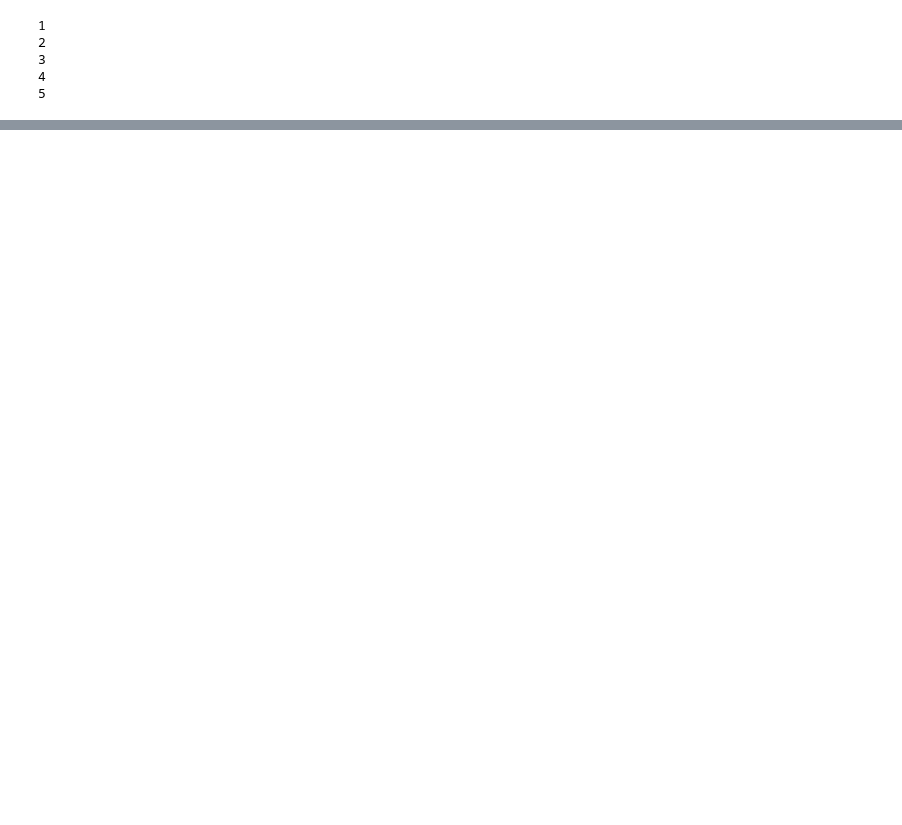
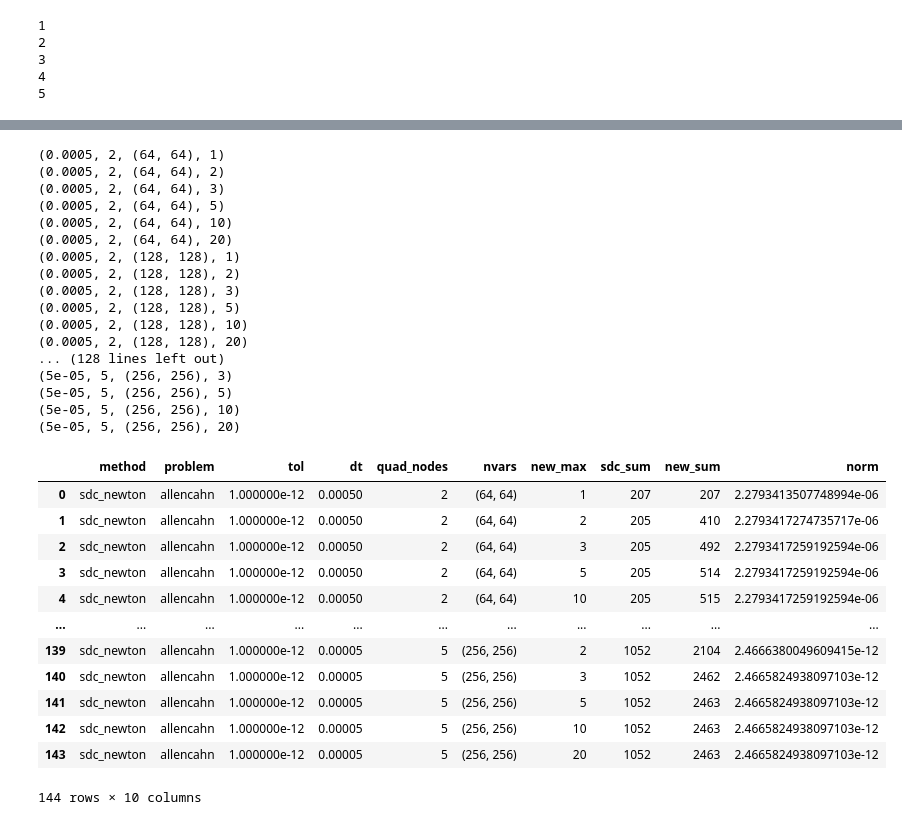
Before and after one commit to aventurierblue/sdc, a Jupyter notebook: allencahn-cupy.ipynb, the cells around one changed output, grey strips where cells are left out. Cells and saved outputs as stored; diff of their text form; code cells hidden in the pictures; blank space fills up the shorter version.

```diff
--- a/allencahn-cupy.ipynb
+++ b/allencahn-cupy.ipynb
@@ -299,0 +379,46 @@ plt.show()
+# %%
+columns = ["method", "problem","tol", "dt", "quad_nodes", "nvars", "new_max", "sdc_sum", "new_sum", "norm"]
+table = pd.DataFrame(columns=columns)
+
+for dt in [0.0005, 0.00005]:
+    for quadn in [2, 3, 4, 5]:
+        for nvars in [(64, 64), (128, 128), (256, 256)]:
+            for niter in [1, 2, 3, 5, 10, 20]:
+                print((dt, quadn, nvars, niter))
+                u1, t1, prob, ksum, nsum, conv_buffer = nonlinear_sdc_cahn(dt=dt, num_nodes = quadn, nvars=nvars, n_max=niter, outer_abs_tol = 1E-12, inner_abs_tol=1E-12)
+                max_norm = cp.linalg.norm(u1[-1]-cp.asarray(prob.u_exact(t1[-1]).flatten()), np.inf)
+                row = ["sdc_newton", "allencahn", 1E-12, dt, quadn, nvars, niter, ksum, nsum, max_norm.get()]
+                table.loc[len(table.index)] = row
+
+table
+# %% [output]
+(0.0005, 2, (64, 64), 1)
+(0.0005, 2, (64, 64), 2)
+(0.0005, 2, (64, 64), 3)
+(0.0005, 2, (64, 64), 5)
+(0.0005, 2, (64, 64), 10)
+(0.0005, 2, (64, 64), 20)
+(0.0005, 2, (128, 128), 1)
+(0.0005, 2, (128, 128), 2)
+(0.0005, 2, (128, 128), 3)
+(0.0005, 2, (128, 128), 5)
+(0.0005, 2, (128, 128), 10)
+(0.0005, 2, (128, 128), 20)
+... (128 lines left out)
+(5e-05, 5, (256, 256), 3)
+(5e-05, 5, (256, 256), 5)
+(5e-05, 5, (256, 256), 10)
+(5e-05, 5, (256, 256), 20)
+|  | method | problem | tol | dt | quad_nodes | nvars | new_max | sdc_sum | new_sum | norm |
+| 0 | sdc_newton | allencahn | 1.000000e-12 | 0.00050 | 2 | (64, 64) | 1 | 207 | 207 | 2.2793413507748994e-06 |
+| 1 | sdc_newton | allencahn | 1.000000e-12 | 0.00050 | 2 | (64, 64) | 2 | 205 | 410 | 2.2793417274735717e-06 |
+| 2 | sdc_newton | allencahn | 1.000000e-12 | 0.00050 | 2 | (64, 64) | 3 | 205 | 492 | 2.2793417259192594e-06 |
+| 3 | sdc_newton | allencahn | 1.000000e-12 | 0.00050 | 2 | (64, 64) | 5 | 205 | 514 | 2.2793417259192594e-06 |
+| 4 | sdc_newton | allencahn | 1.000000e-12 | 0.00050 | 2 | (64, 64) | 10 | 205 | 515 | 2.2793417259192594e-06 |
+| ... | ... | ... | ... | ... | ... | ... | ... | ... | ... | ... |
+| 139 | sdc_newton | allencahn | 1.000000e-12 | 0.00005 | 5 | (256, 256) | 2 | 1052 | 2104 | 2.4666380049609415e-12 |
+| 140 | sdc_newton | allencahn | 1.000000e-12 | 0.00005 | 5 | (256, 256) | 3 | 1052 | 2462 | 2.4665824938097103e-12 |
+| 141 | sdc_newton | allencahn | 1.000000e-12 | 0.00005 | 5 | (256, 256) | 5 | 1052 | 2463 | 2.4665824938097103e-12 |
+| 142 | sdc_newton | allencahn | 1.000000e-12 | 0.00005 | 5 | (256, 256) | 10 | 1052 | 2463 | 2.4665824938097103e-12 |
+| 143 | sdc_newton | allencahn | 1.000000e-12 | 0.00005 | 5 | (256, 256) | 20 | 1052 | 2463 | 2.4665824938097103e-12 |
+144 rows × 10 columns
```
Also changed, not shown: parts of 12 cells of this notebook, 11 other files.
